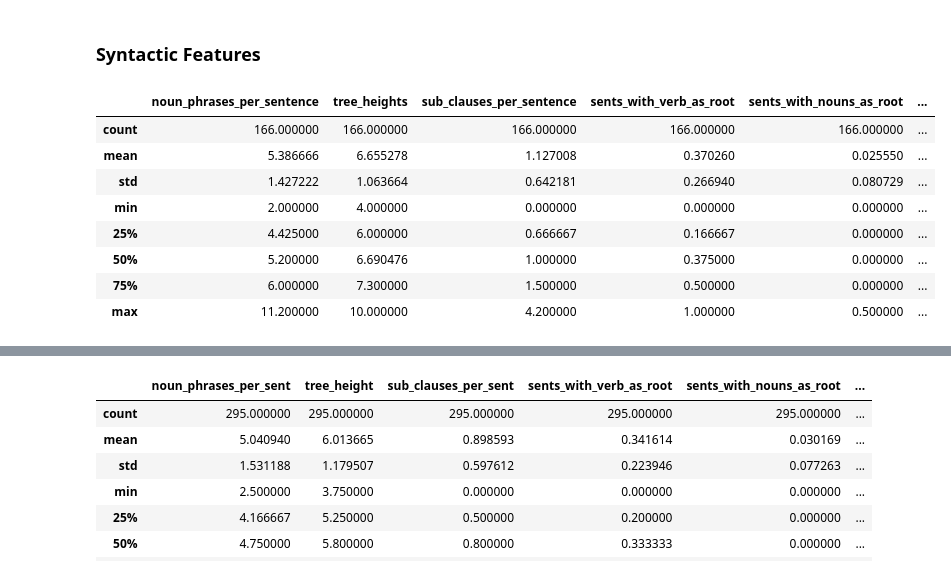
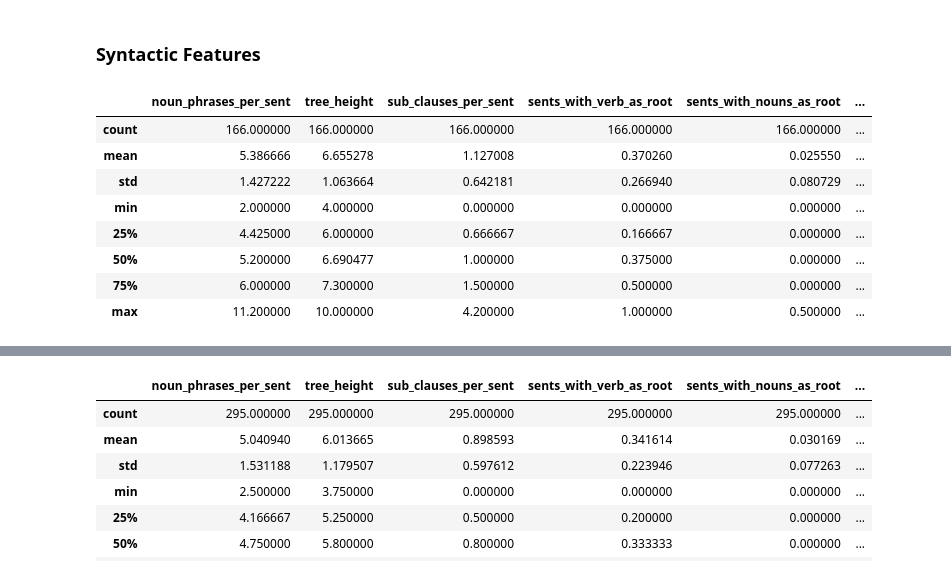
Before and after one commit to DanielAweis/TextComplexityFeatures, a Jupyter notebook: data_analysis/data_analysis_summaries.ipynb, the cells around one changed output, grey strips where cells are left out. Saved outputs shown, nothing was run; the diff lists cells and outputs as text; code cells hidden in the pictures.

```diff
--- a/data_analysis/data_analysis_summaries.ipynb
+++ b/data_analysis/data_analysis_summaries.ipynb
@@ -188,15 +178,15 @@ wiki_data[["sentence_length", "characters_per_word", "syllables_per_word", "text
 # %% [markdown]
 ### Syntactic Features
 # %%
-summaries_df[["noun_phrases_per_sentence", "tree_heights", "sub_clauses_per_sentence", "sents_with_verb_as_root", "sents_with_nouns_as_root", "sentence_length"]].describe()
+summaries_df[["noun_phrases_per_sent", "tree_height", "sub_clauses_per_sent", "sents_with_verb_as_root", "sents_with_nouns_as_root", "sentence_length"]].describe()
 # %% [output]
-|  | noun_phrases_per_sentence | tree_heights | sub_clauses_per_sentence | sents_with_verb_as_root | sents_with_nouns_as_root | ... |
+|  | noun_phrases_per_sent | tree_height | sub_clauses_per_sent | sents_with_verb_as_root | sents_with_nouns_as_root | ... |
 | count | 166.000000 | 166.000000 | 166.000000 | 166.000000 | 166.000000 | ... |
 | mean | 5.386666 | 6.655278 | 1.127008 | 0.370260 | 0.025550 | ... |
 | std | 1.427222 | 1.063664 | 0.642181 | 0.266940 | 0.080729 | ... |
 | min | 2.000000 | 4.000000 | 0.000000 | 0.000000 | 0.000000 | ... |
 | 25% | 4.425000 | 6.000000 | 0.666667 | 0.166667 | 0.000000 | ... |
-| 50% | 5.200000 | 6.690476 | 1.000000 | 0.375000 | 0.000000 | ... |
+| 50% | 5.200000 | 6.690477 | 1.000000 | 0.375000 | 0.000000 | ... |
 | 75% | 6.000000 | 7.300000 | 1.500000 | 0.500000 | 0.000000 | ... |
 | max | 11.200000 | 10.000000 | 4.200000 | 1.000000 | 0.500000 | ... |
 # %%
```
Also changed, not shown: parts of 8 cells of this notebook, 3 other files.
